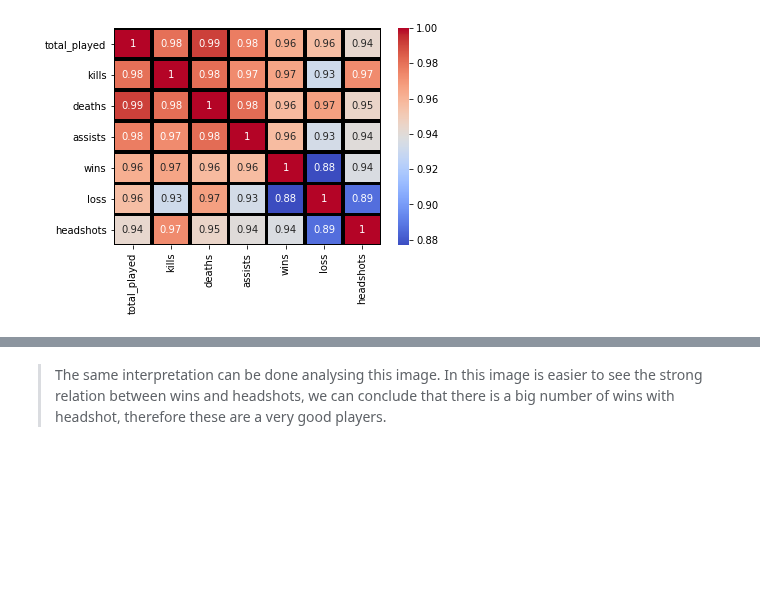
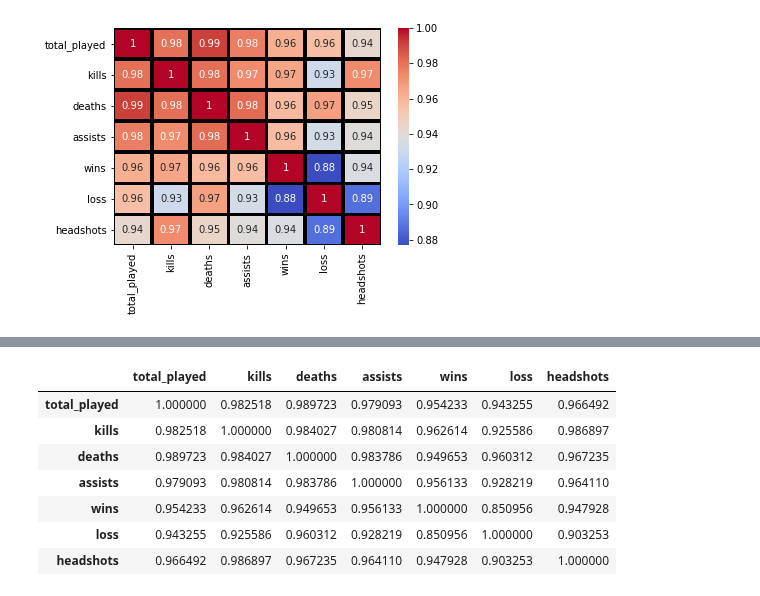
Before and after one commit to victor-s-santos/DataAnalystic-Test, a Jupyter notebook: python-notebooks/Analysis.ipynb, the cells around one changed output, grey strips where cells are left out. Saved outputs shown, nothing was run; the diff lists cells and outputs as text; code cells hidden in the pictures; blank space fills up the shorter version.

```diff
--- a/python-notebooks/Analysis.ipynb
+++ b/python-notebooks/Analysis.ipynb
@@ -264,2 +306,12 @@ figure2.savefig('../images/heatmap_chart_monthly.png', dpi=400)
-# %% [markdown]
->The same interpretation can be done analysing this image. In this image is easier to see the strong relation between wins and headshots, we can conclude that there is a big number of wins with headshot, therefore these are a very good players.
+# %%
+#Analysing the spearman correlation
+my_df2.corr(method ='spearman')
+# %% [output]
+|  | total_played | kills | deaths | assists | wins | loss | headshots |
+| total_played | 1.000000 | 0.982518 | 0.989723 | 0.979093 | 0.954233 | 0.943255 | 0.966492 |
+| kills | 0.982518 | 1.000000 | 0.984027 | 0.980814 | 0.962614 | 0.925586 | 0.986897 |
+| deaths | 0.989723 | 0.984027 | 1.000000 | 0.983786 | 0.949653 | 0.960312 | 0.967235 |
+| assists | 0.979093 | 0.980814 | 0.983786 | 1.000000 | 0.956133 | 0.928219 | 0.964110 |
+| wins | 0.954233 | 0.962614 | 0.949653 | 0.956133 | 1.000000 | 0.850956 | 0.947928 |
+| loss | 0.943255 | 0.925586 | 0.960312 | 0.928219 | 0.850956 | 1.000000 | 0.903253 |
+| headshots | 0.966492 | 0.986897 | 0.967235 | 0.964110 | 0.947928 | 0.903253 | 1.000000 |
```
Also changed, not shown: parts of 17 cells of this notebook, 9 other files.
